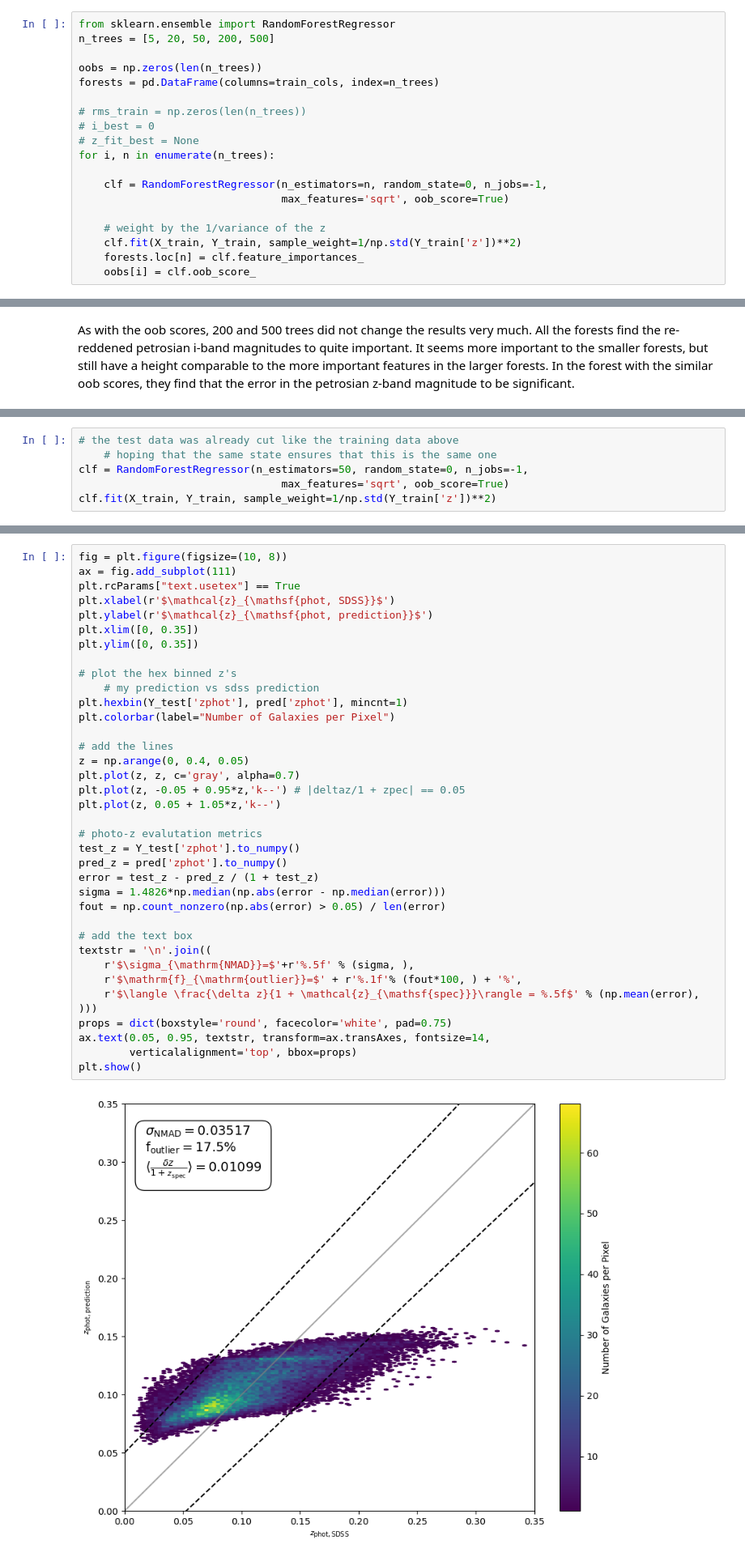
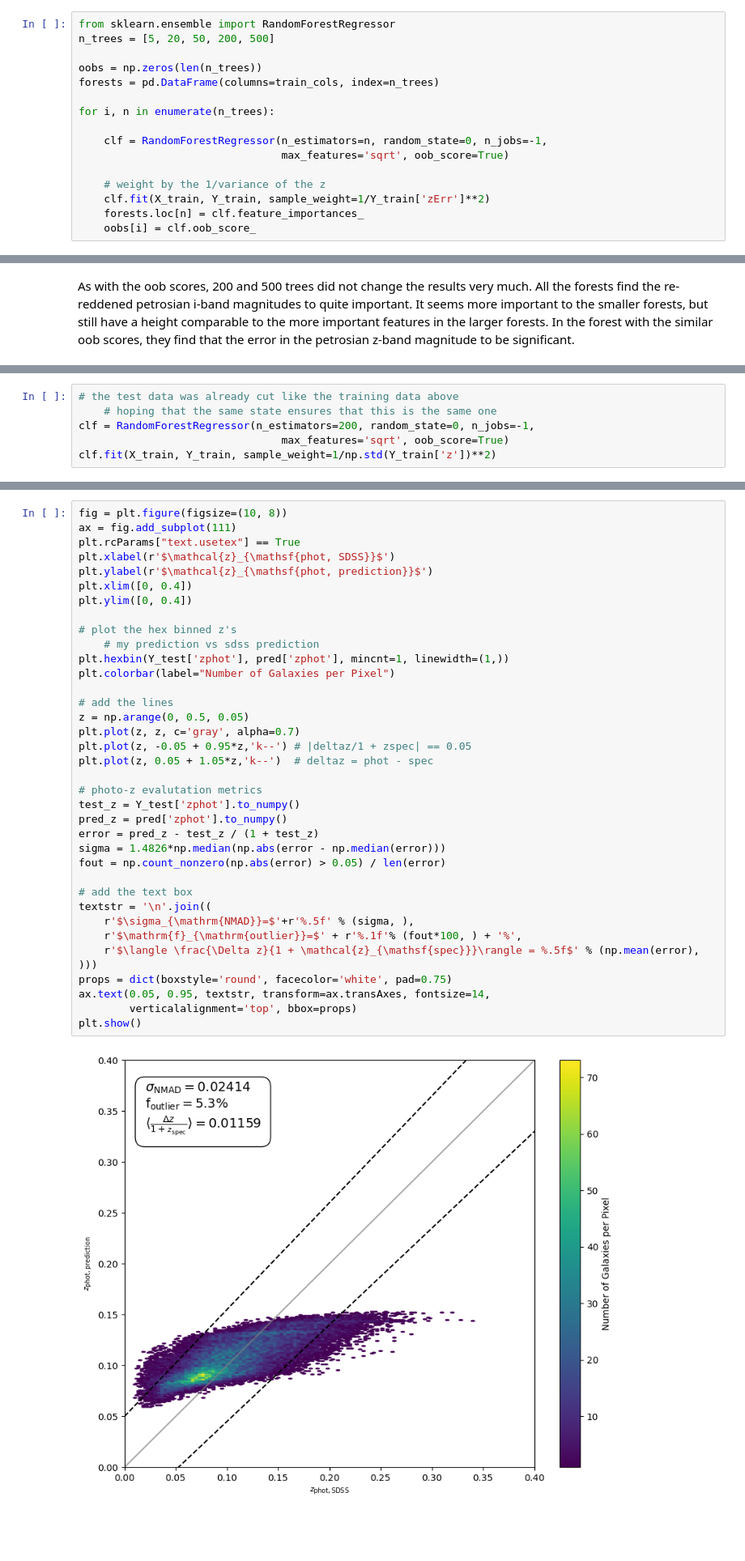
Before and after one commit to gnarayan/ast596_2023_Spring, a Jupyter notebook: homework/HaillePerkins/06/HW06+7.ipynb, the cells around one changed output, grey strips where cells are left out. Shown: that part at 81% size. Saved outputs shown, nothing was run; the diff lists cells and outputs as text; blank space fills up the shorter version.

```diff
--- a/homework/HaillePerkins/06/HW06+7.ipynb
+++ b/homework/HaillePerkins/06/HW06+7.ipynb
@@ -295,16 +295,13 @@ n_trees = [5, 20, 50, 200, 500]
 oobs = np.zeros(len(n_trees))
 forests = pd.DataFrame(columns=train_cols, index=n_trees)
 
-# rms_train = np.zeros(len(n_trees))
-# i_best = 0
-# z_fit_best = None
 for i, n in enumerate(n_trees):
 
     clf = RandomForestRegressor(n_estimators=n, random_state=0, n_jobs=-1,
                                 max_features='sqrt', oob_score=True)
 
     # weight by the 1/variance of the z
-    clf.fit(X_train, Y_train, sample_weight=1/np.std(Y_train['z'])**2)
+    clf.fit(X_train, Y_train, sample_weight=1/Y_train['zErr']**2)
     forests.loc[n] = clf.feature_importances_
     oobs[i] = clf.oob_score_
 # %%
@@ -353,7 +359,7 @@ Pick your best performing forest from Q7. Load the test data (remember to apply
 # %%
 # the test data was already cut like the training data above
     # hoping that the same state ensures that this is the same one
-clf = RandomForestRegressor(n_estimators=50, random_state=0, n_jobs=-1,
+clf = RandomForestRegressor(n_estimators=200, random_state=0, n_jobs=-1,
                                 max_features='sqrt', oob_score=True)
 clf.fit(X_train, Y_train, sample_weight=1/np.std(Y_train['z'])**2)
 # %% [output]
@@ -379,38 +385,38 @@ pred
 # %%
 fig = plt.figure(figsize=(10, 8))
 ax = fig.add_subplot(111)
 plt.rcParams["text.usetex"] == True
 plt.xlabel(r'$\mathcal{z}_{\mathsf{phot, SDSS}}$')
 plt.ylabel(r'$\mathcal{z}_{\mathsf{phot, prediction}}$')
-plt.xlim([0, 0.35])
-plt.ylim([0, 0.35])
+plt.xlim([0, 0.4])
+plt.ylim([0, 0.4])
 
 # plot the hex binned z's
     # my prediction vs sdss prediction
-plt.hexbin(Y_test['zphot'], pred['zphot'], mincnt=1)
+plt.hexbin(Y_test['zphot'], pred['zphot'], mincnt=1, linewidth=(1,))
 plt.colorbar(label="Number of Galaxies per Pixel")
 
 # add the lines
-z = np.arange(0, 0.4, 0.05)
+z = np.arange(0, 0.5, 0.05)
 plt.plot(z, z, c='gray', alpha=0.7)
-plt.plot(z, -0.05 + 0.95*z,'k--') # |deltaz/1 + zpec| == 0.05
-plt.plot(z, 0.05 + 1.05*z,'k--')
+plt.plot(z, -0.05 + 0.95*z,'k--') # |deltaz/1 + zspec| == 0.05
+plt.plot(z, 0.05 + 1.05*z,'k--')  # deltaz = phot - spec
 
 # photo-z evalutation metrics
 test_z = Y_test['zphot'].to_numpy()
 pred_z = pred['zphot'].to_numpy()
-error = test_z - pred_z / (1 + test_z)
+error = pred_z - test_z / (1 + test_z)
 sigma = 1.4826*np.median(np.abs(error - np.median(error)))
 fout = np.count_nonzero(np.abs(error) > 0.05) / len(error)
 
 # add the text box
 textstr = '\n'.join((
     r'$\sigma_{\mathrm{NMAD}}=$'+r'%.5f' % (sigma, ),
     r'$\mathrm{f}_{\mathrm{outlier}}=$' + r'%.1f'% (fout*100, ) + '%',
-    r'$\langle \frac{\delta z}{1 + \mathcal{z}_{\mathsf{spec}}}\rangle = %.5f$' % (np.mean(error), )))
+    r'$\langle \frac{\Delta z}{1 + \mathcal{z}_{\mathsf{spec}}}\rangle = %.5f$' % (np.mean(error), )))
 props = dict(boxstyle='round', facecolor='white', pad=0.75)
 ax.text(0.05, 0.95, textstr, transform=ax.transAxes, fontsize=14,
         verticalalignment='top', bbox=props)
 plt.show()
 # %% [output]
-[figure, old version]
+[figure, new version]
```
Also changed, not shown: parts of 11 cells of this notebook, 1 other file.
